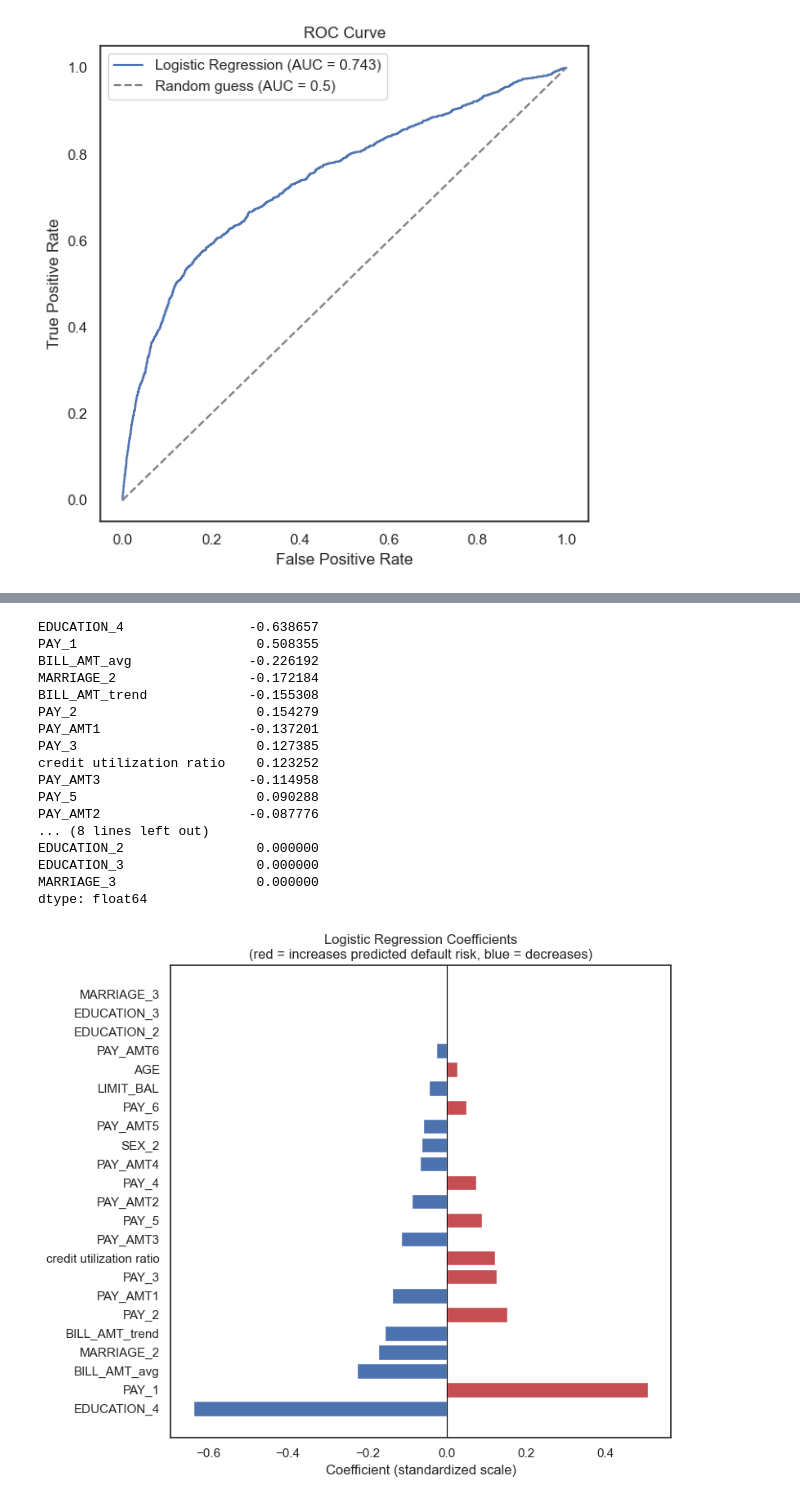
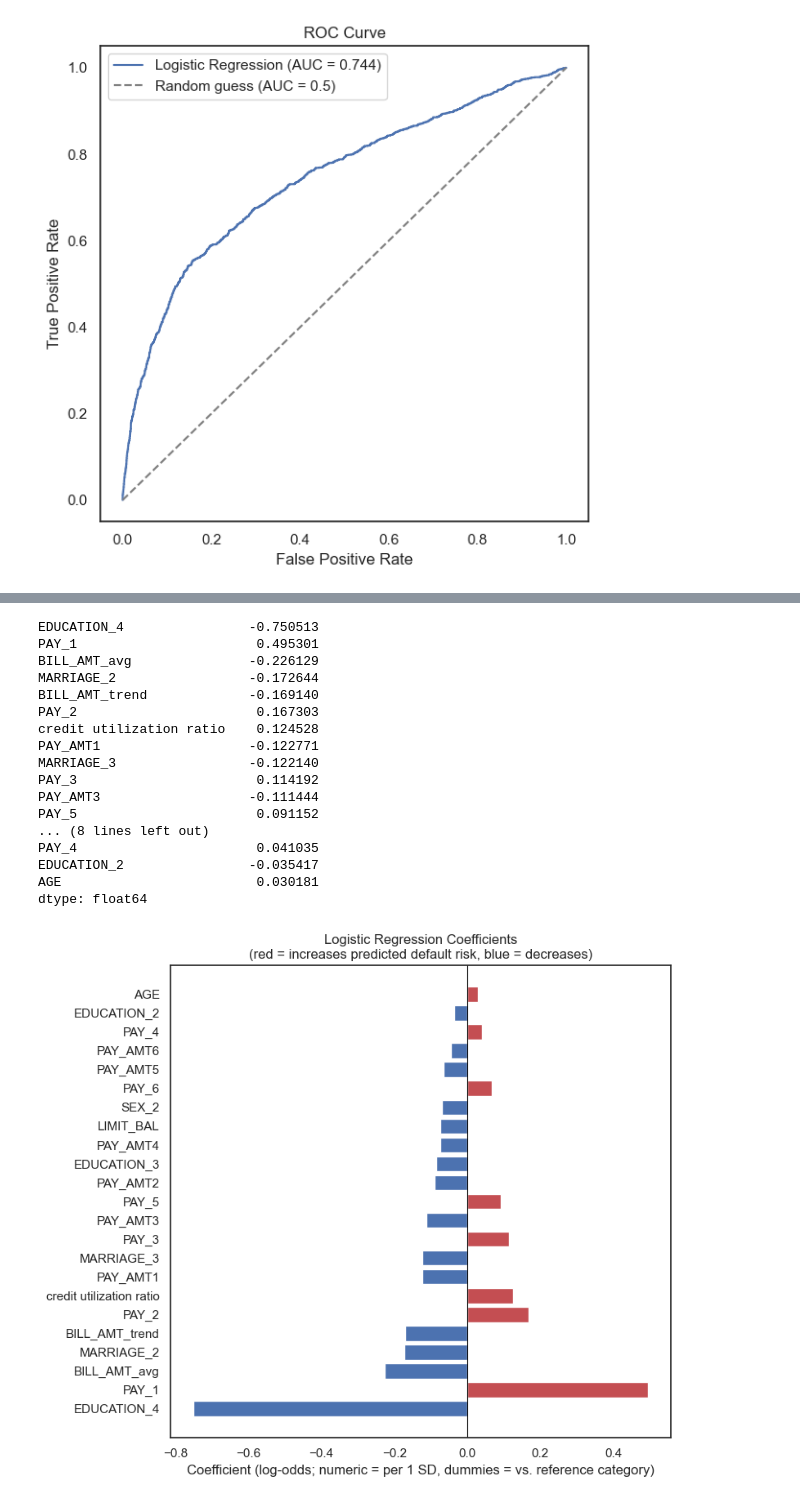
Before and after one commit to nh-nhathoang/default-of-credit-card-clients, a Jupyter notebook: logistic_regression.ipynb, the cells around one changed output, grey strips where cells are left out. Drawn from its saved outputs; the diff is of its cells as text; code cells hidden in the pictures.

Commit message:
fix: Fix CV leakage and switch to 80/20 split with out-of-fold threshold

```diff
--- a/logistic_regression.ipynb
+++ b/logistic_regression.ipynb
@@ -96,26 +95,28 @@ feature_names = [name.split('__', 1)[1] for name in preprocessor.get_feature_nam
 # 3. Training
 # %%
 param_grid = [
-    {'penalty': ['l2'], 'C': [0.001, 0.01, 0.1, 1, 10, 100], 'solver': ['lbfgs']},
-    {'penalty': ['l2'], 'C': [0.001, 0.01, 0.1, 1, 10, 100], 'solver': ['liblinear']},
-    {'penalty': ['l1'], 'C': [0.001, 0.01, 0.1, 1, 10, 100], 'solver': ['liblinear']},
-    {'penalty': ['l2'], 'C': [0.001, 0.01, 0.1, 1, 10, 100], 'solver': ['newton-cg']},
-    {'penalty': ['l2'], 'C': [0.001, 0.01, 0.1, 1, 10, 100], 'solver': ['newton-cholesky']},
-    {'penalty': ['l2'], 'C': [0.001, 0.01, 0.1, 1, 10, 100], 'solver': ['sag']},
-    {'penalty': ['l2'], 'C': [0.001, 0.01, 0.1, 1, 10, 100], 'solver': ['saga']},
-    {'penalty': ['l1'], 'C': [0.001, 0.01, 0.1, 1, 10, 100], 'solver': ['saga']},
-    {'penalty': ['elasticnet'], 'C': [0.001, 0.01, 0.1, 1, 10, 100], 'l1_ratio': [0.25, 0.5, 0.75], 'solver': ['saga']},
+    {
+        'clf__penalty': ['elasticnet'],
+        'clf__solver': ['saga'],
+        'clf__C': [0.001, 0.01, 0.1, 1, 10, 100],
+        'clf__l1_ratio': [0, 0.25, 0.5, 0.75, 1],   # 0 = pure L2, 1 = pure L1
+    }
 ]
-
 cv = StratifiedKFold(n_splits=5, shuffle=True, random_state=42)
 # %%
+pipe = Pipeline([
+    ('prep', preprocessor),
+    ('clf', LogisticRegression(max_iter=5000, random_state=42)),
+])
+
 grid_search = GridSearchCV(
-    estimator=LogisticRegression(max_iter=5000),
+    estimator=pipe,
     param_grid=param_grid,
     scoring='neg_log_loss', # instead of roc_auc
-    cv=cv
+    cv=cv,
+    n_jobs=-1,
 )
-grid_search.fit(X_train_scaled, y_train)
+grid_search.fit(X_train, y_train)
 
 print('Best params:', grid_search.best_params_)
 print('Best CV log loss:', -grid_search.best_score_)
@@ -214,32 +219,33 @@ plt.legend()
 # %%
-coefs = pd.Series(model.coef_[0], index=feature_names).sort_values(key=abs, ascending=False)
+feature_names = [n.split('__', 1)[1] for n in model.named_steps['prep'].get_feature_names_out()]
+coefs = pd.Series(model.named_steps['clf'].coef_[0], index=feature_names).sort_values(key=abs, ascending=False)
 print(coefs)
 # %% [output]
-EDUCATION_4                -0.638657
-PAY_1                       0.508355
-BILL_AMT_avg               -0.226192
-MARRIAGE_2                 -0.172184
-BILL_AMT_trend             -0.155308
-PAY_2                       0.154279
-PAY_AMT1                   -0.137201
-PAY_3                       0.127385
-credit utilization ratio    0.123252
-PAY_AMT3                   -0.114958
-PAY_5                       0.090288
-PAY_AMT2                   -0.087776
+EDUCATION_4                -0.750513
+PAY_1                       0.495301
+BILL_AMT_avg               -0.226129
+MARRIAGE_2                 -0.172644
+BILL_AMT_trend             -0.169140
+PAY_2                       0.167303
+credit utilization ratio    0.124528
+PAY_AMT1                   -0.122771
+MARRIAGE_3                 -0.122140
+PAY_3                       0.114192
+PAY_AMT3                   -0.111444
+PAY_5                       0.091152
 ... (8 lines left out)
-EDUCATION_2                 0.000000
-EDUCATION_3                 0.000000
-MARRIAGE_3                  0.000000
+PAY_4                       0.041035
+EDUCATION_2                -0.035417
+AGE                         0.030181
 dtype: float64
 # %%
 plt.figure(figsize=(8,7))
 colors = ['#C44E52' if c > 0 else '#4C72B0' for c in coefs]
 plt.barh(coefs.index, coefs.values, color=colors)
 plt.axvline(0, color='black', linewidth=0.8)
-plt.xlabel('Coefficient (standardized scale)')
+plt.xlabel('Coefficient (log-odds; numeric = per 1 SD, dummies = vs. reference category)')
 plt.title('Logistic Regression Coefficients\n(red = increases predicted default risk, blue = decreases)')
 plt.tight_layout()
 plt.show()
 # %% [output]
-[figure, old version]
+[figure, new version]
```
Also changed, not shown: parts of 11 cells of this notebook.
